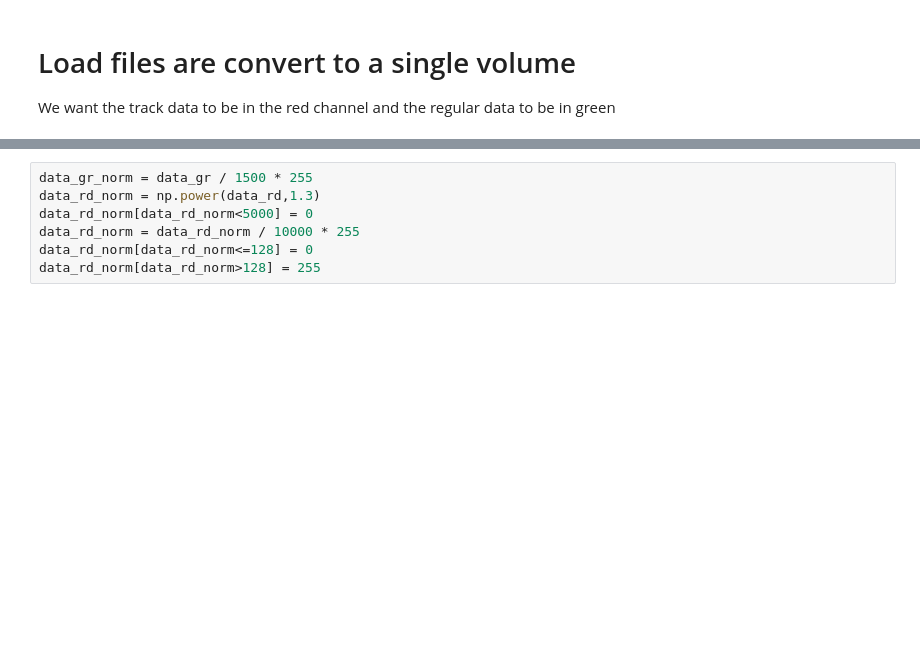
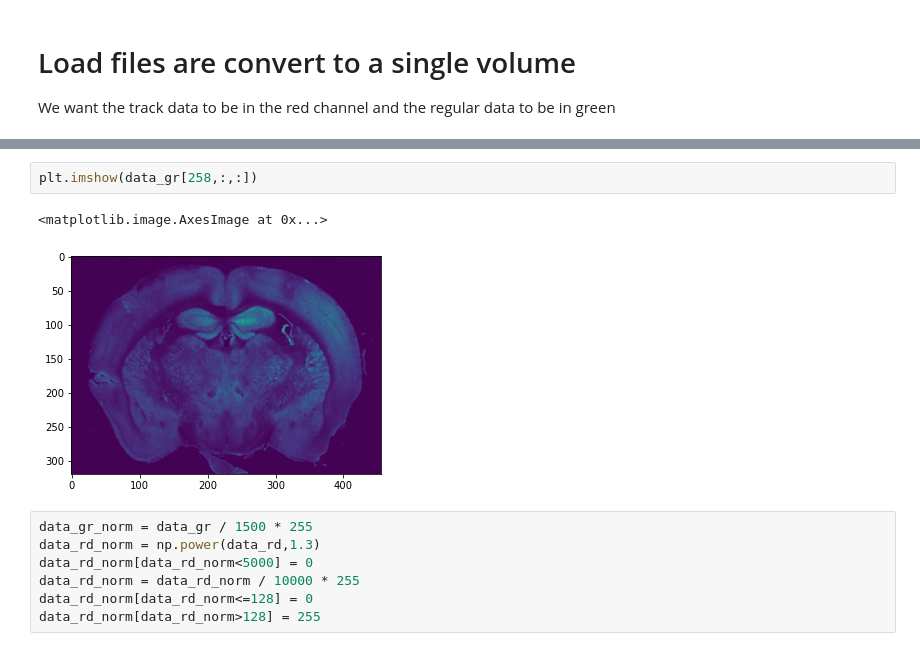
Before and after one commit to VirtualBrainLab/Urchin, a Jupyter notebook: Examples/histology_example.ipynb, the cells around one changed output, grey strips where cells are left out. Cells and saved outputs as stored; diff of their text form; blank space fills up the shorter version.

```diff
--- a/Examples/histology_example.ipynb
+++ b/Examples/histology_example.ipynb
@@ -67,3 +64,8 @@ array([0.0000e+00, 0.0000e+00, 0.0000e+00, 4.0000e+00, 8.0000e+00,
+# %%
+plt.imshow(data_gr[258,:,:])
+# %% [output]
+<matplotlib.image.AxesImage at 0x...>
+[figure, added]
 # %%
 data_gr_norm = data_gr / 1500 * 255
 data_rd_norm = np.power(data_rd,1.3)
```
Also changed, not shown: parts of 14 cells of this notebook, 1 other file.
